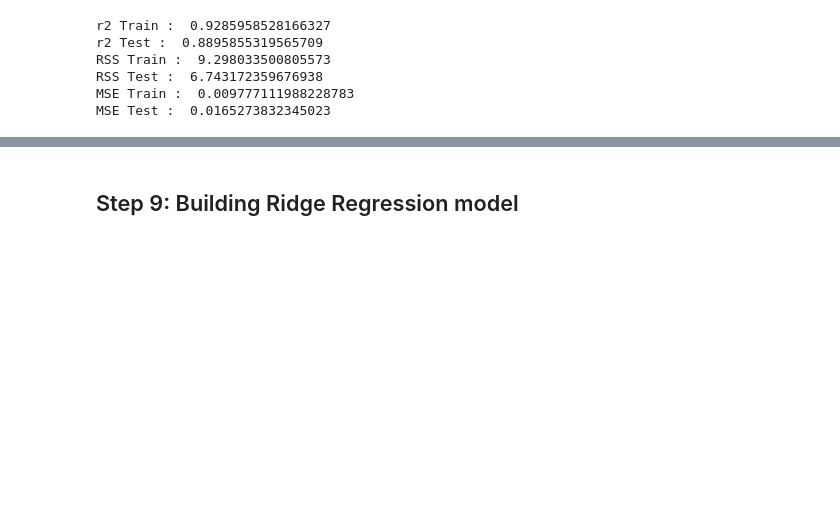
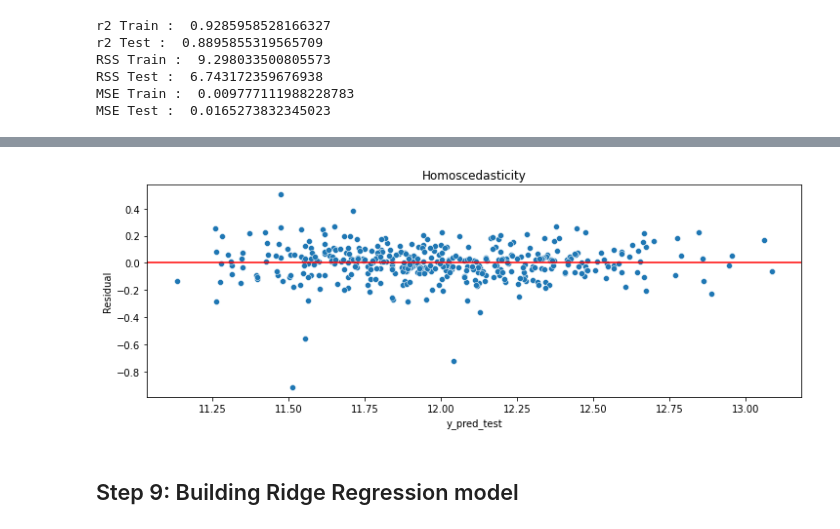
Before and after one commit to ankitlohiya4/HousePricePredictionCaseStudy, a Jupyter notebook: HousePricePrediction.ipynb, the cells around one changed output, grey strips where cells are left out. Drawn from its saved outputs; the diff is of its cells as text; code cells hidden in the pictures; blank space fills up the shorter version.

```diff
--- a/HousePricePrediction.ipynb
+++ b/HousePricePrediction.ipynb
@@ -1045,3 +1052,18 @@ MSE Test :  0.0165273832345023
+# %%
+# Homoscedasticity
+plt.figure(figsize=(12,4))
+plt.title("Homoscedasticity")
+sns.scatterplot(x=y_pred_test, y=residual)
+plt.axhline(y=0, color='r')
+plt.xlabel("y_pred_test")
+plt.ylabel("Residual")
+plt.show()
+
+# Observation
+# Variance is constant and does not show any pattern
+# The error terms do not  dependent upon one another
+# %% [output]
+[figure, added]
 # %% [markdown]
 ## Step 9: Building Ridge Regression model <a class="anchor" id="ridge-model"></a>
 # %%
```
Also changed, not shown: parts of 14 cells of this notebook, 1 other file.
